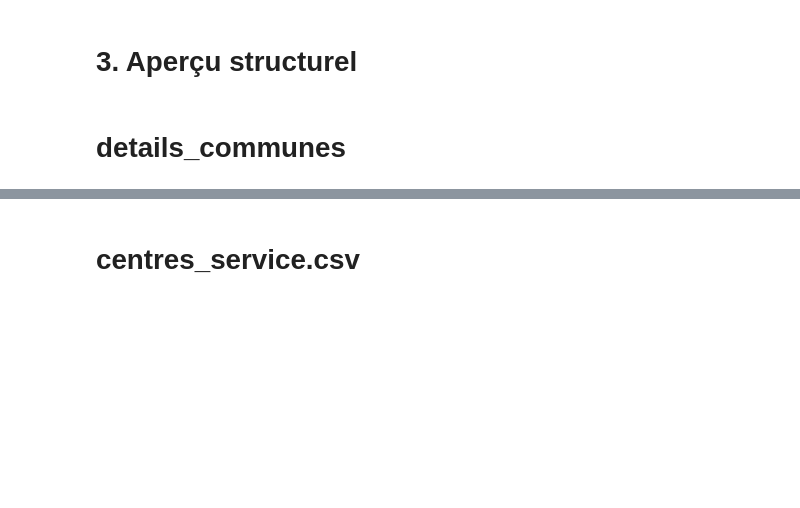
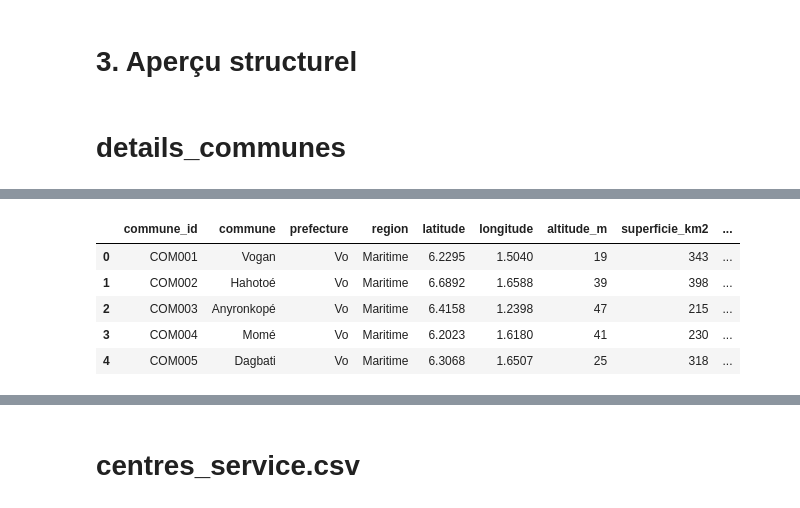
Before and after one commit to jgbedevi/test_technique_analyste, a Jupyter notebook: notebooks/Untitled.ipynb, the cells around one changed output, grey strips where cells are left out. Saved outputs shown, nothing was run; the diff lists cells and outputs as text; code cells hidden in the pictures; blank space fills up the shorter version.

```diff
--- a/notebooks/Untitled.ipynb
+++ b/notebooks/Untitled.ipynb
@@ -24,0 +48,10 @@ df_logs = pd.read_csv("Documents/gyj/Test_technique_analyst/data/logs_activite.c
+# %%
+# Aperçu du contenu
+df_communes.head()
+# %% [output]
+|  | commune_id | commune | prefecture | region | latitude | longitude | altitude_m | superficie_km2 | ... |
+| 0 | COM001 | Vogan | Vo | Maritime | 6.2295 | 1.5040 | 19 | 343 | ... |
+| 1 | COM002 | Hahotoé | Vo | Maritime | 6.6892 | 1.6588 | 39 | 398 | ... |
+| 2 | COM003 | Anyronkopé | Vo | Maritime | 6.4158 | 1.2398 | 47 | 215 | ... |
+| 3 | COM004 | Momé | Vo | Maritime | 6.2023 | 1.6180 | 41 | 230 | ... |
+| 4 | COM005 | Dagbati | Vo | Maritime | 6.3068 | 1.6507 | 25 | 318 | ... |
```
Also changed, not shown: parts of 31 cells of this notebook.
